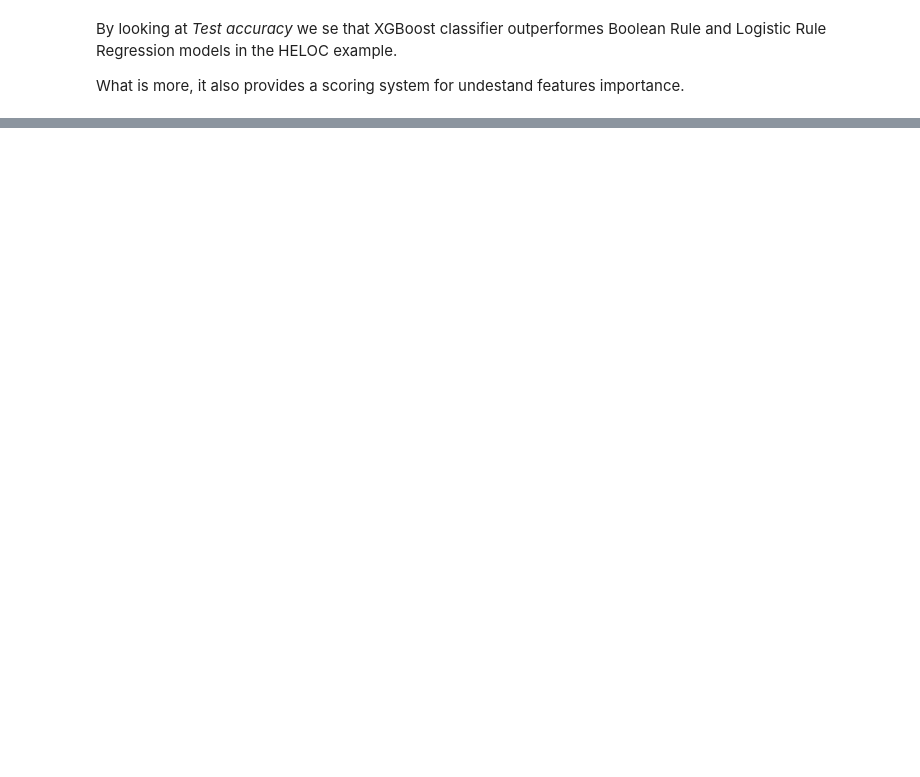
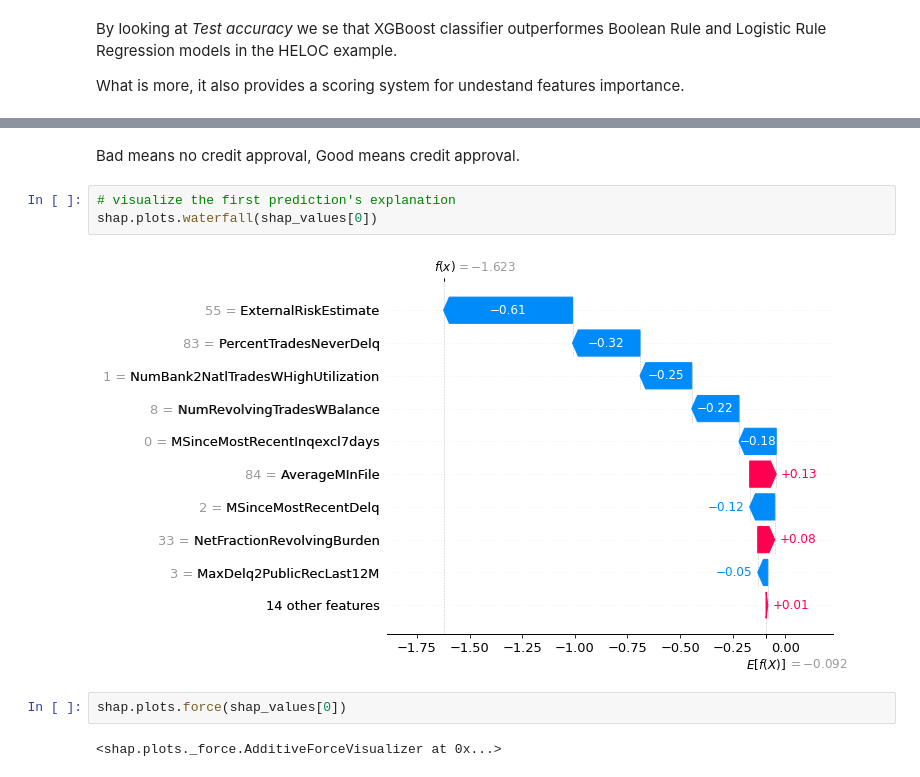
Before and after one commit to gianluigilopardo/HELOC-Credit-Approval, a Jupyter notebook: heloc.ipynb, the cells around one changed output, grey strips where cells are left out. Drawn from its saved outputs; the diff is of its cells as text; blank space fills up the shorter version.

```diff
--- a/heloc.ipynb
+++ b/heloc.ipynb
@@ -191,0 +154,11 @@ rules.head(10)
+# %% [markdown]
+Bad means no credit approval, Good means credit approval.
+# %%
+# visualize the first prediction's explanation
+shap.plots.waterfall(shap_values[0])
+# %% [output]
+[figure, added]
+# %%
+shap.plots.force(shap_values[0])
+# %% [output]
+<shap.plots._force.AdditiveForceVisualizer at 0x...>
```
Also changed, not shown: parts of 22 cells of this notebook, 1 other file.
